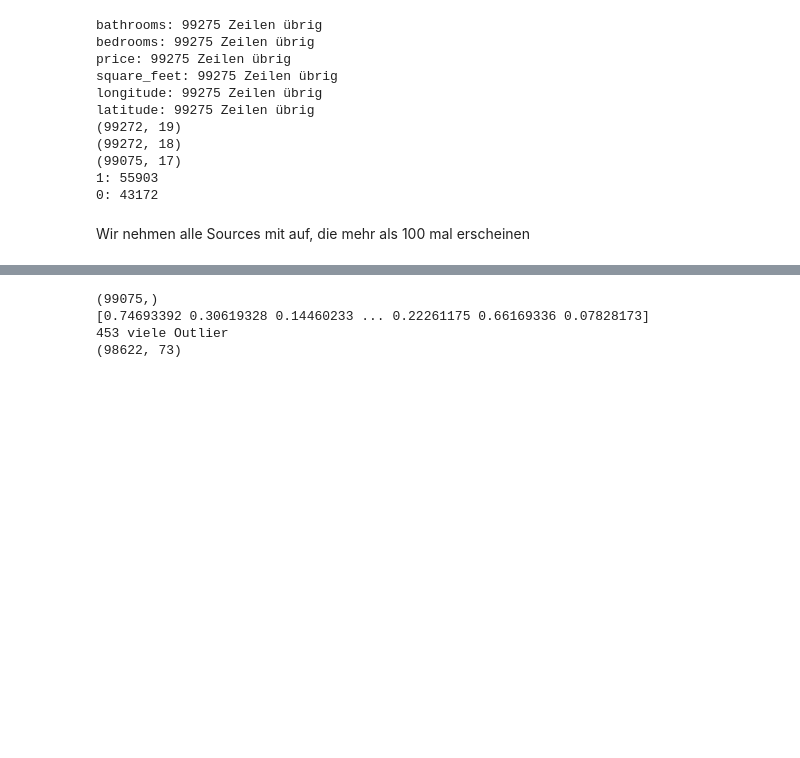
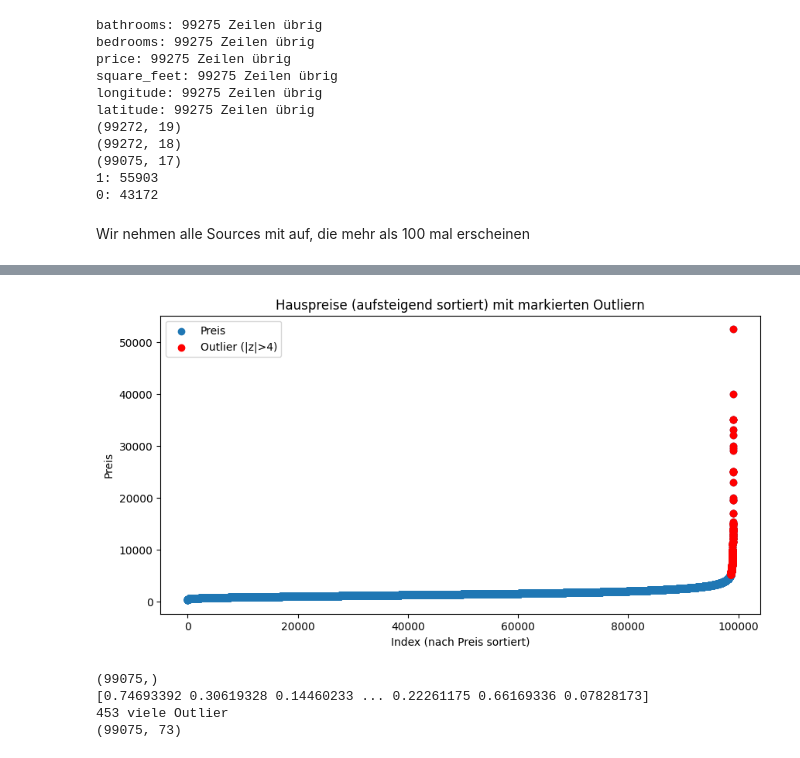
Before and after one commit to FelixFritz02/DataProject-WS-25-26, a Jupyter notebook: data_preprocessing.ipynb, the cells around one changed output, grey strips where cells are left out. Cells and saved outputs as stored; diff of their text form; code cells hidden in the pictures; blank space fills up the shorter version.

Commit message:
preprocessing grafiken hinzugefügt Outlier Detection

```diff
--- a/data_preprocessing.ipynb
+++ b/data_preprocessing.ipynb
@@ -214,9 +231,48 @@ print(X_clean.head())
 # Outlier Detection in Target
+# %%
+import numpy as np
+import matplotlib.pyplot as plt
+from scipy.stats import zscore
+
+# --- Outlier-Bestimmung ---
+z = zscore(X_clean["price"])
+is_outlier = np.abs(z) > 4
+
+# Originalpreise + Outlier-Flag holen
+prices = X_clean["price"]
+outliers = prices[is_outlier]
+
+# --- Für den Plot nach Preis sortieren ---
+sorted_prices = prices.sort_values()
+sorted_index = sorted_prices.index
+
+# Auch Outlier entsprechend sortiert extrahieren
+sorted_outliers = sorted_prices[sorted_prices.index.isin(outliers.index)]
+
+# --- Plot ---
+plt.figure(figsize=(10, 5))
+
+# Alle Punkte
+plt.scatter(range(len(sorted_prices)), sorted_prices.values, label="Preis", linewidth=1)
+
+# Outlier rot markieren
+plt.scatter(
+    sorted_outliers.index.map(lambda i: sorted_index.get_loc(i)),  # Position im Sortierindex
+    sorted_outliers.values,
+    color="red",
+    label="Outlier (|z|>4)",
+    zorder=5
+)
+
+plt.xlabel("Index (nach Preis sortiert)")
+plt.ylabel("Preis")
+plt.title("Hauspreise (aufsteigend sortiert) mit markierten Outliern")
+plt.legend()
+plt.show()
+# %% [output]
+[figure, added]
 # %%
-import matplotlib.pyplot as plt
-from scipy.stats import zscore
-
-
+# --- Outlier entfernen ---
 z = zscore(X_clean["price"])
 print(z.shape)
 print(np.abs(z))
@@ -224,10 +280,10 @@ print(np.abs(z))
 is_outlier = (np.abs(z) > 4)
 print(is_outlier.astype(int).sum(), "viele Outlier")
 
-X_clean = X_clean[~is_outlier]
+X_clean_without_outliers = X_clean[~is_outlier]
 print(X_clean.shape)
 # %% [output]
 (99075,)
 [0.74693392 0.30619328 0.14460233 ... 0.22261175 0.66169336 0.07828173]
 453 viele Outlier
-(98622, 73)
+(99075, 73)
```
Also changed, not shown: parts of 9 cells of this notebook.
